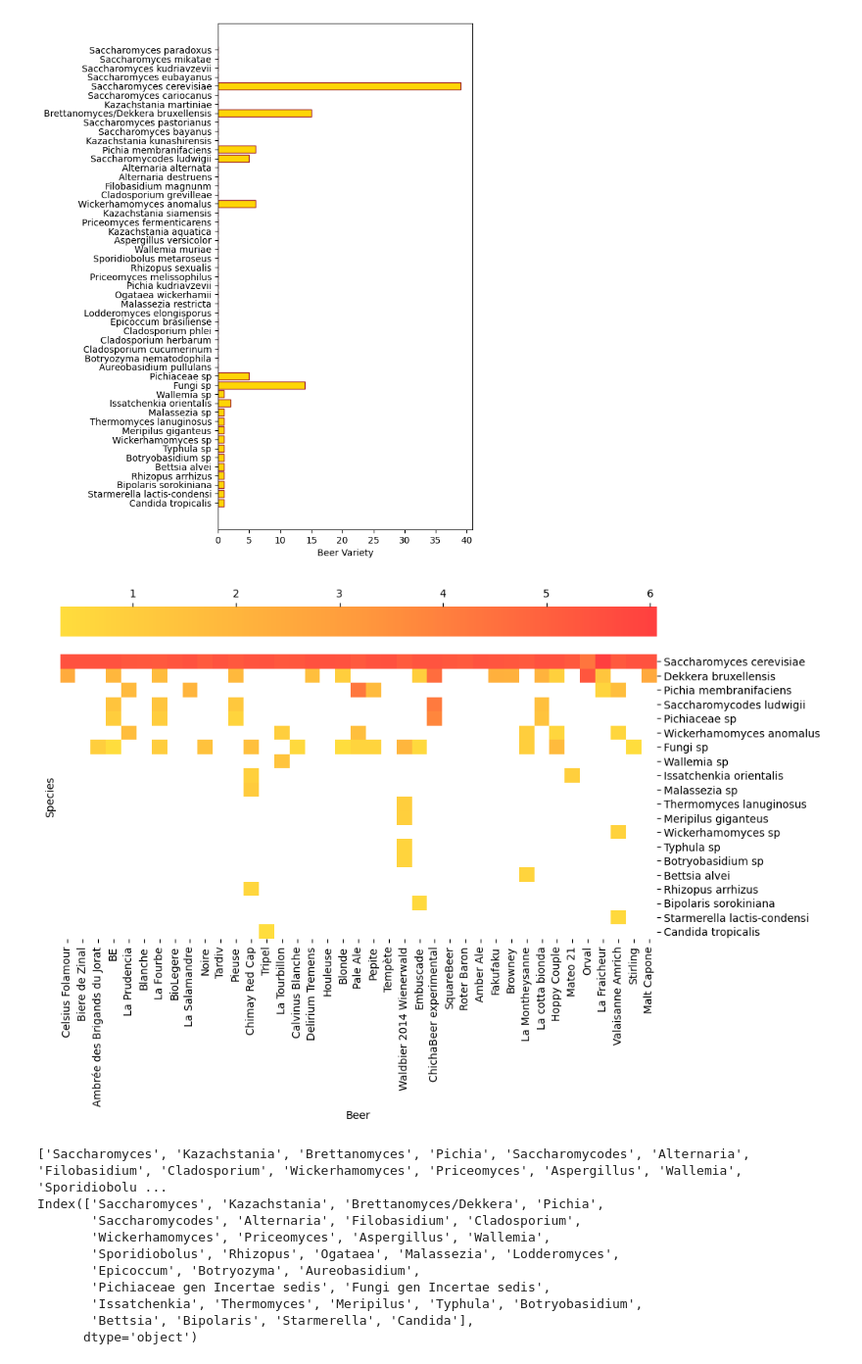
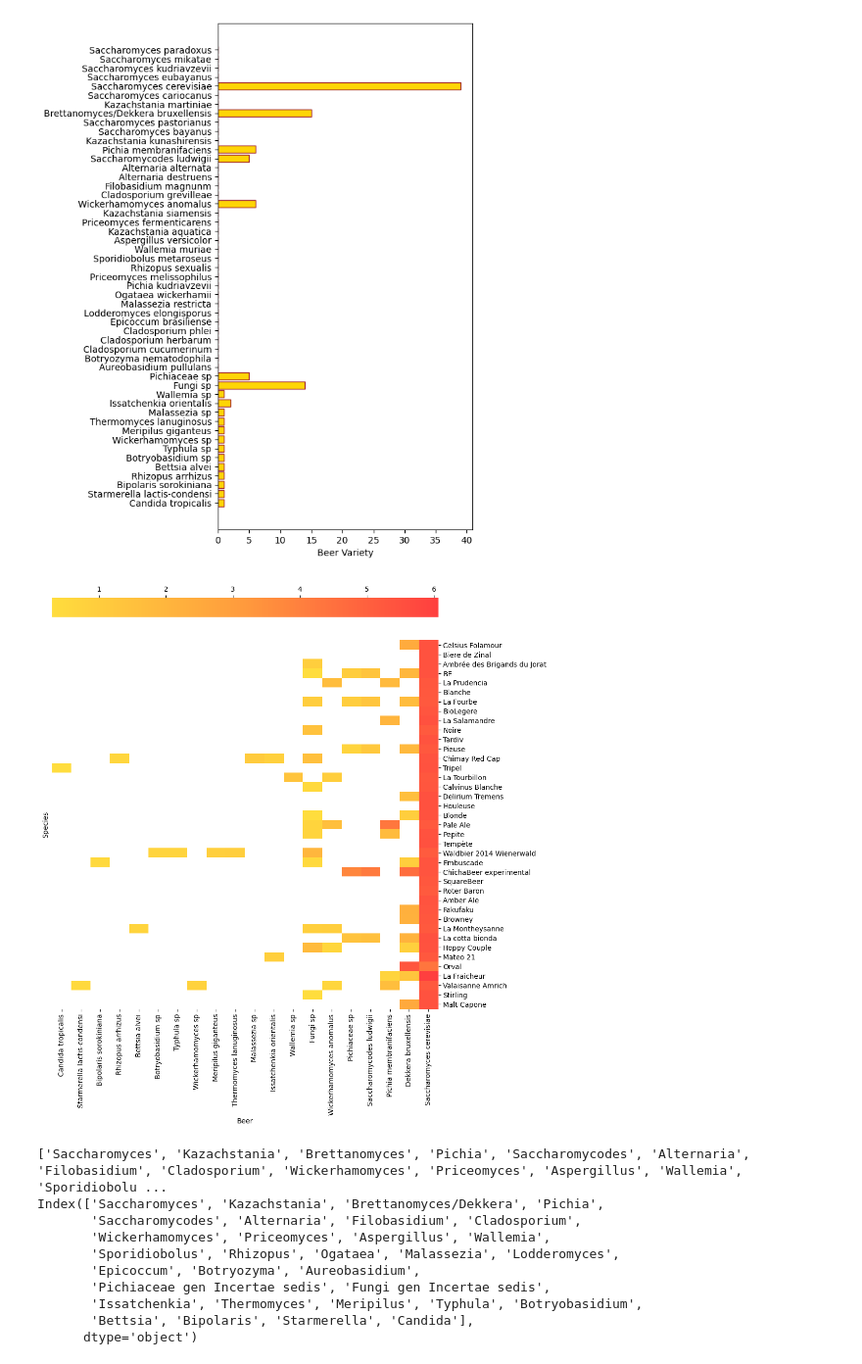
Before and after one commit to YedilSerzhan/beer_microbiome, a Jupyter notebook: data_plot_n_processing/beerdecoded/beerdecoded_result_plot.ipynb, the cells around one changed output. Shown: that part at 98% size. Saved outputs shown, nothing was run; the diff lists cells and outputs as text; code cells hidden in the pictures.

```diff
--- a/data_plot_n_processing/beerdecoded/beerdecoded_result_plot.ipynb
+++ b/data_plot_n_processing/beerdecoded/beerdecoded_result_plot.ipynb
@@ -58,6 +58,26 @@ plt.show()
 # %% [output]
 [figure]
 # %%
+import csv
+import pandas as pd
+import matplotlib.pyplot as plt
+import seaborn as sns
+import numpy as np
+
+df = pd.read_csv('beerdecoded2.csv')
+
+fungi_columns = []
+fungi_n_beer_columns = []
+
+for col in df.columns:
+    c = col.split(";")
+    if c[-1] != '__' and c[0]=='k__Fungi':
+        fungi_columns.append(col)
+    if c[-1] != '__' and (c[0]=='k__Fungi' or c[0]=='beer'):
+        fungi_n_beer_columns.append(col)
+
+fungi_df = df.filter(fungi_columns)
+fungi_n_beer_df = df.filter(fungi_n_beer_columns)
 cur_df = fungi_df
 # Read the contents of the text file
 with open('beerdecoded_species.txt', 'r') as file:
@@ -99,6 +119,26 @@ plt.show()
 # %% [output]
 [figure]
 # %%
+import csv
+import pandas as pd
+import matplotlib.pyplot as plt
+import seaborn as sns
+import numpy as np
+
+df = pd.read_csv('beerdecoded2.csv')
+
+fungi_columns = []
+fungi_n_beer_columns = []
+
+for col in df.columns:
+    c = col.split(";")
+    if c[-1] != '__' and c[0]=='k__Fungi':
+        fungi_columns.append(col)
+    if c[-1] != '__' and (c[0]=='k__Fungi' or c[0]=='beer'):
+        fungi_n_beer_columns.append(col)
+
+fungi_df = df.filter(fungi_columns)
+fungi_n_beer_df = df.filter(fungi_n_beer_columns)
 cur_df = fungi_n_beer_df
 new_columns = []
 for label in cur_df.columns.tolist():
@@ -113,36 +153,40 @@ from matplotlib.colors import LinearSegmentedColormap
 
 # Define the custom colors
 colors = ['#ffdd3d', '#ff9a3d', '#ff3f3f']
 
 # Define the color map
 cmap = LinearSegmentedColormap.from_list('custom_colormap', colors)
 
 # Set the 'beer' column as the index
 cur_df.set_index('beer', inplace=True)
 
 # Transpose the DataFrame for heatmap plotting
-cur_df = cur_df.T
+# cur_df = cur_df.T
 cur_df = cur_df.replace(0, np.nan)
 cur_df = np.log10(cur_df)
 
 cur_df = cur_df.replace(0, np.nan)# Create the heatmap plot
-fig, ax = plt.subplots(figsize=(10, 6))
+fig, ax = plt.subplots(figsize=(10, 12))
 sns.heatmap(cur_df, cmap=cmap, cbar=True, ax=ax, cbar_kws={ 'location': 'top'})
 
 # Set the x and y axis labels
 ax.set_xlabel('Beer')
 ax.set_ylabel('Species')
 
 # Move y-axis indices to the right
 ax.yaxis.tick_right()
 
 # Rotate the y-axis labels for better readability
 plt.yticks(rotation=0)
 
+# Reverse the x-axis order
+plt.gca().invert_xaxis()
+
+
 # Show the plot
 plt.show()
 # %% [output]
-[figure, old version]
+[figure, new version]
 # %%
 cur_df = fungi_df
 # Read the contents of the text file
```
Also changed, not shown: 5 other files.
